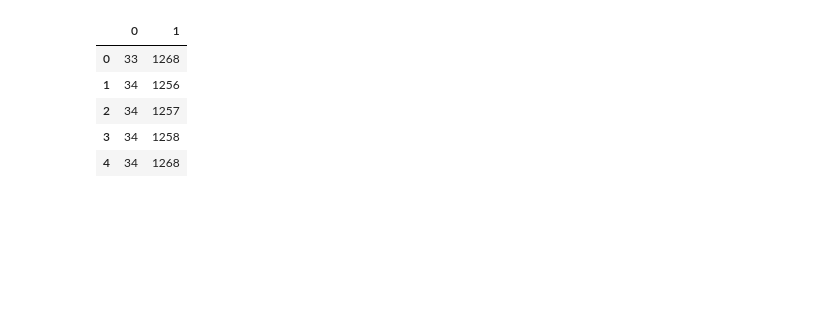
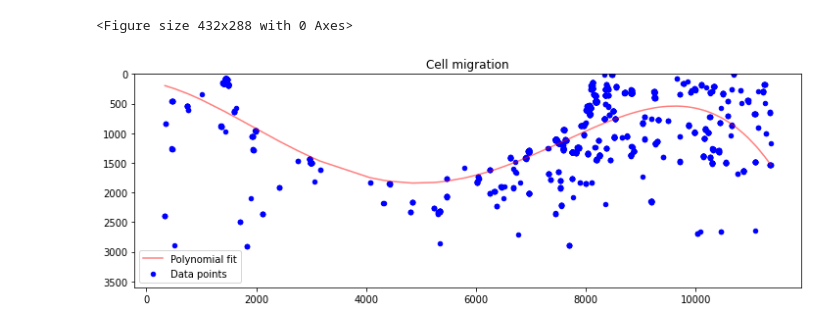
Before and after one commit to dinhtuanphan/RealtimeObjectTracking, a Jupyter notebook: countObjects.ipynb, the cells around one changed output. Cells and saved outputs as stored; diff of their text form; code cells hidden in the pictures; blank space fills up the shorter version.

```diff
--- a/countObjects.ipynb
+++ b/countObjects.ipynb
@@ -65,9 +79,0 @@ plt.show()
-# %%
-df_plt.head()
-# %% [output]
-|  | 0 | 1 |
-| 0 | 33 | 1268 |
-| 1 | 34 | 1256 |
-| 2 | 34 | 1257 |
-| 3 | 34 | 1258 |
-| 4 | 34 | 1268 |
@@ -101,0 +80,36 @@ io.show()
+# %%
+from matplotlib import pyplot as plt
+from matplotlib.figure import figaspect
+
+x, y = df_plt[0],df_plt[1]
+fit = np.polyfit(x, y, 4)
+a = fit[0]
+b = fit[1]
+c = fit[2]
+d = fit[3]
+e = fit[4]
+fit_equation = a * np.power(x,4) + b * np.power(x,3) + c * np.square(x) + d * x + e
+#fit_equation = a * np.power(x,3) + b * np.square(x) + c * x + d
+#fit_equation = a * np.square(x) + b * x + c
+#spl = UnivariateSpline(x, y)
+#spl = csaps(x, y, smooth=0.85)
+
+#Plotting
+fig = plt.figure()
+h, w = figaspect(width/height)
+fig, ax1 = plt.subplots(figsize=(w,h))
+
+# ax1 = fig1.subplots()
+
+ax1.plot(x, fit_equation,color = 'r',alpha = 0.5, label = 'Polynomial fit')
+#ax1.plot(x, spl(x),color = 'r',alpha = 0.5, label = 'Polynomial fit')
+ax1.scatter(x, y, s = 20, marker = 'o', color = 'b', label = 'Data points')
+ax1.set_title('Cell migration')
+ax1.legend()
+plt.gca().invert_yaxis()
+plt.ylim([3600, 0])
+plt.savefig(filename.replace('tif','png'))
+plt.show()
+# %% [output]
+<Figure size 432x288 with 0 Axes>
+[figure, added]
```
Also changed, not shown: parts of 10 cells of this notebook, 1 other file.
